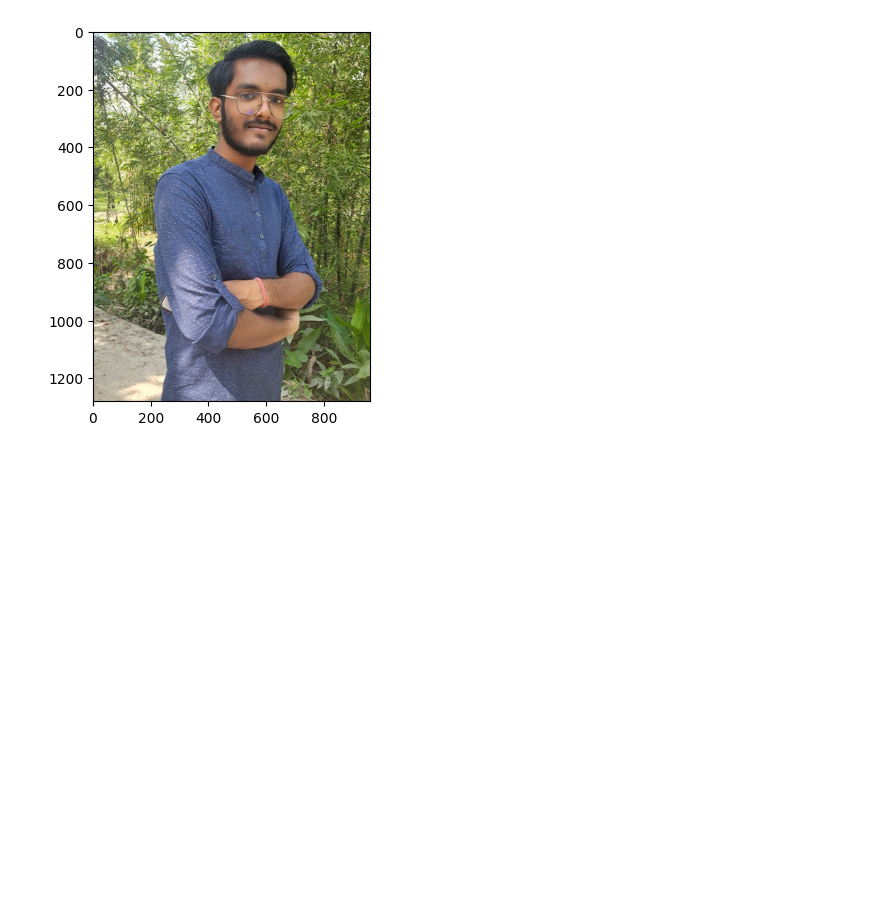
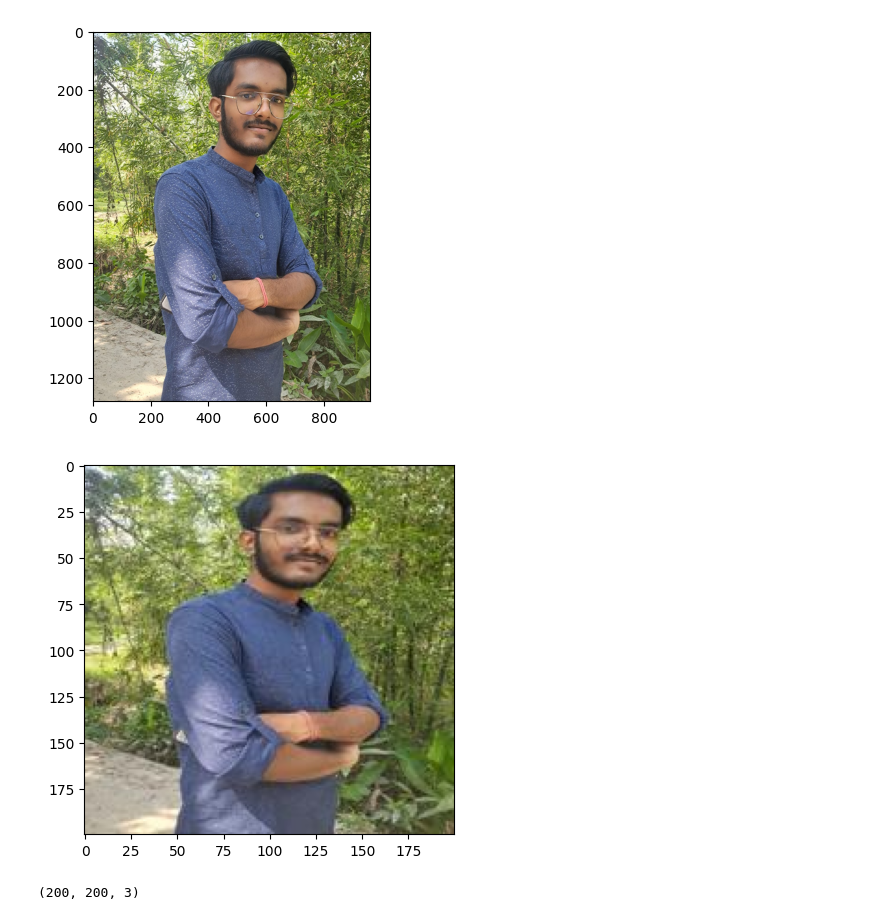
Before and after one commit to adityakashyap5047/DL, a Jupyter notebook: Processing Image/Processing Image.ipynb, the cells around one changed output. Saved outputs shown, nothing was run; the diff lists cells and outputs as text; code cells hidden in the pictures; blank space fills up the shorter version.

Commit message:
Displaying the resized image using matplotlib

```diff
--- a/Processing Image/Processing Image.ipynb
+++ b/Processing Image/Processing Image.ipynb
@@ -28,3 +28,14 @@ img_pil = Image.open('Aditya Kumar.jpg')
 img_resized = img_pil.resize((200, 200)) # Resizing to 200x200 pixels
 
 img_resized.save('Aditya Kumar Resized.jpg') # Saving the resized image
+# %%
+### Displaying the resized image using matplotlib
+resized_img = mpimg.imread('Aditya Kumar Resized.jpg')
+img_resized_plot = plt.imshow(resized_img)
+plt.show()
+# %% [output]
+[figure, added]
+# %%
+resized_img.shape
+# %% [output]
+(200, 200, 3)
```
